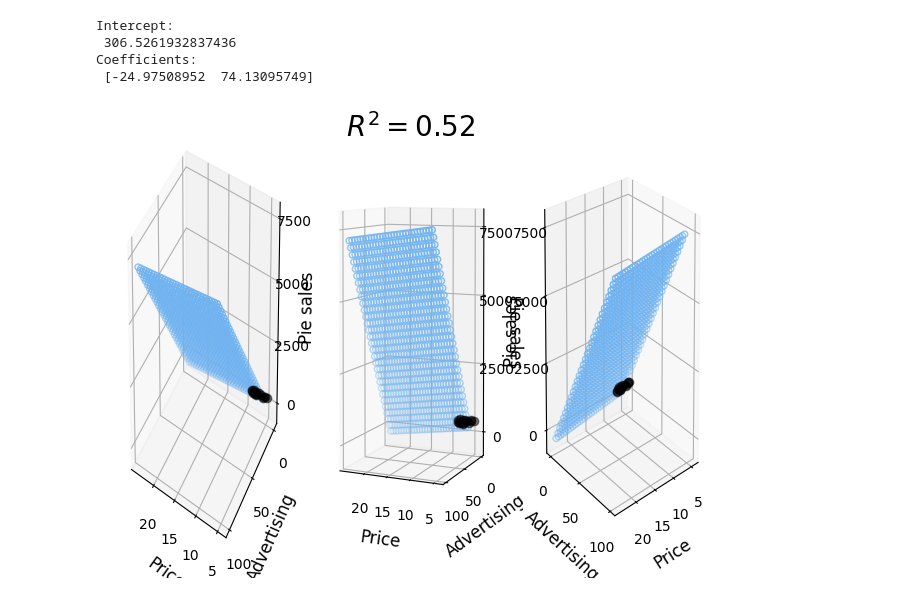
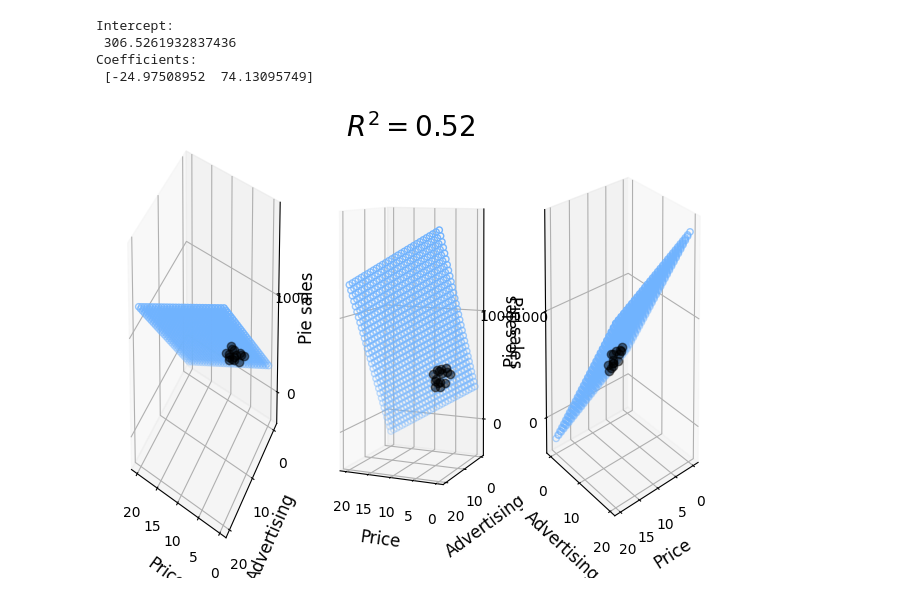
Before and after one commit to Kusvihawan/Regresi, a Jupyter notebook: Multi_Linear_Reg.ipynb, the cells around one changed output. Saved outputs shown, nothing was run; the diff lists cells and outputs as text; code cells hidden in the pictures.

```diff
--- a/Multi_Linear_Reg.ipynb
+++ b/Multi_Linear_Reg.ipynb
@@ -45,8 +45,8 @@ y = X[:, 1]
 z = Y
 
 
-x_pred = np.linspace(6, 24, 30)   # range of porosity values
-y_pred = np.linspace(0, 100, 30)  # range of brittleness values
+x_pred = np.linspace(0, 20, 30)
+y_pred = np.linspace(0, 20, 30)
 xx_pred, yy_pred = np.meshgrid(x_pred, y_pred)
 model_viz = np.array([xx_pred.flatten(), yy_pred.flatten()]).T
 # %%
@@ -66,30 +66,30 @@ Coefficients:
 # %%
 #Visualisasi
 plt.style.use('default')
 
 fig = plt.figure()
 
 ax1 = fig.add_subplot(131, projection='3d')
 ax2 = fig.add_subplot(132, projection='3d')
 ax3 = fig.add_subplot(133, projection='3d')
 
 axes = [ax1, ax2, ax3]
 
 for ax in axes:
     ax.plot(x, y, z, color='k', zorder=15, linestyle='none', marker='o', alpha=0.5)
-    ax.scatter(xx_pred.flatten(), yy_pred.flatten(), predicted, facecolor=(0,0,0,0), s=20, edgecolor='#70b3f0')
+    ax.scatter(xx_pred.flatten(), yy_pred.flatten(), predicted, facecolor=(0,0,0,0), s=20, edgecolor='#70b3ff')
     ax.set_xlabel('Price', fontsize=12)
     ax.set_ylabel('Advertising', fontsize=12)
     ax.set_zlabel('Pie sales', fontsize=12)
     ax.locator_params(nbins=4, axis='x')
     ax.locator_params(nbins=5, axis='x')
 
 ax1.view_init(elev=28, azim=120)
 ax2.view_init(elev=4, azim=114)
 ax3.view_init(elev=15, azim=50)
 
 fig.suptitle('$R^2 = %.2f$' % r2, fontsize=20)
 
 fig.tight_layout()
 # %% [output]
-[figure, old version]
+[figure, new version]
```
Also changed, not shown: parts of 3 cells of this notebook.
